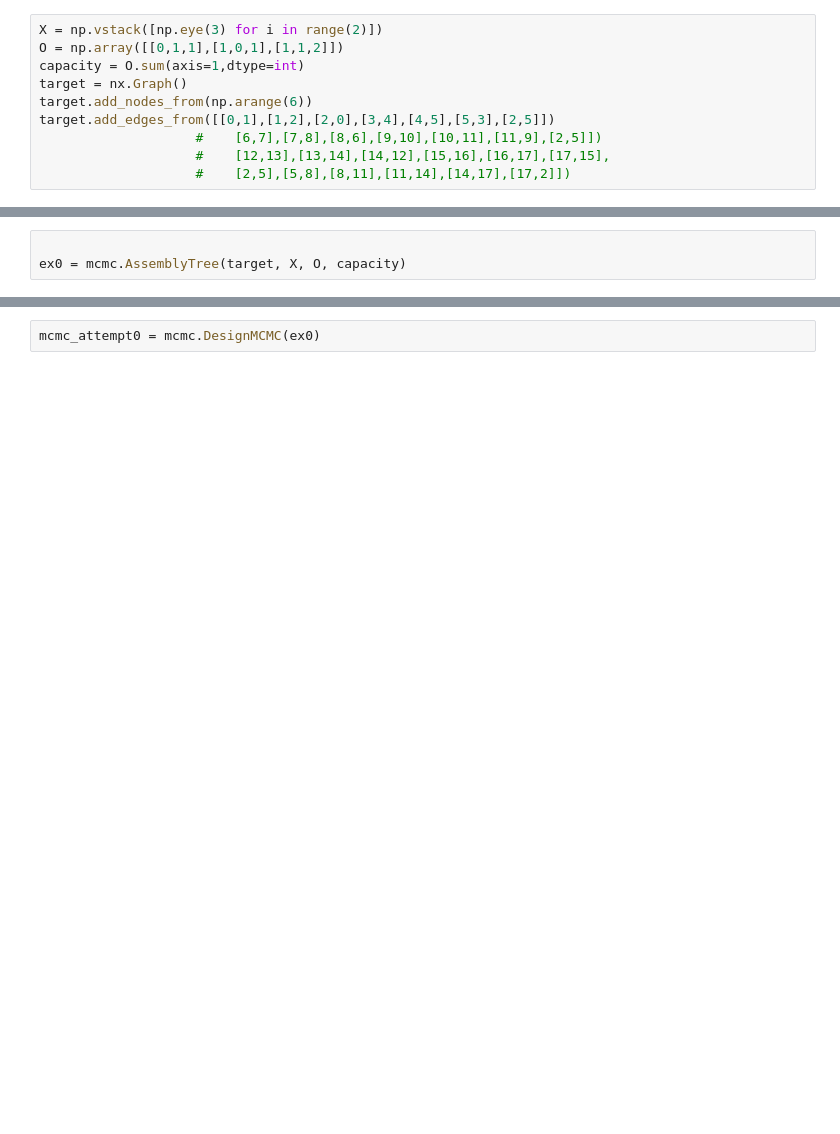
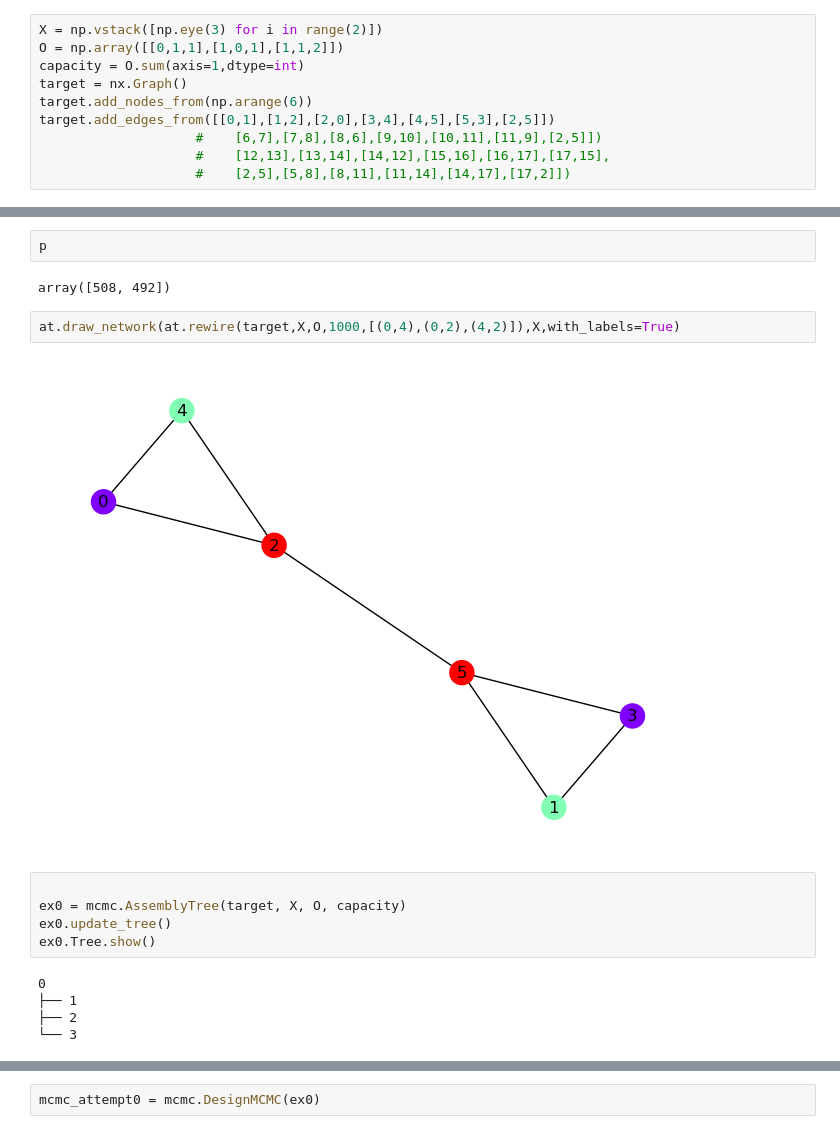
Before and after one commit to coryglover/NetDesign, a Jupyter notebook: notebooks/mcmc.ipynb, the cells around one changed output, grey strips where cells are left out. Drawn from its saved outputs; the diff is of its cells as text; blank space fills up the shorter version.

```diff
--- a/notebooks/mcmc.ipynb
+++ b/notebooks/mcmc.ipynb
@@ -27,3 +61,18 @@ at.draw_network(target,X,with_labels=True)
+# %%
+p
+# %% [output]
+array([508, 492])
+# %%
+at.draw_network(at.rewire(target,X,O,1000,[(0,4),(0,2),(4,2)]),X,with_labels=True)
+# %% [output]
+[figure, added]
 # %%
 
 ex0 = mcmc.AssemblyTree(target, X, O, capacity)
+ex0.update_tree()
+ex0.Tree.show()
+# %% [output]
+0
+├── 1
+├── 2
+└── 3
```
Also changed, not shown: parts of 25 cells of this notebook, 6 other files.
